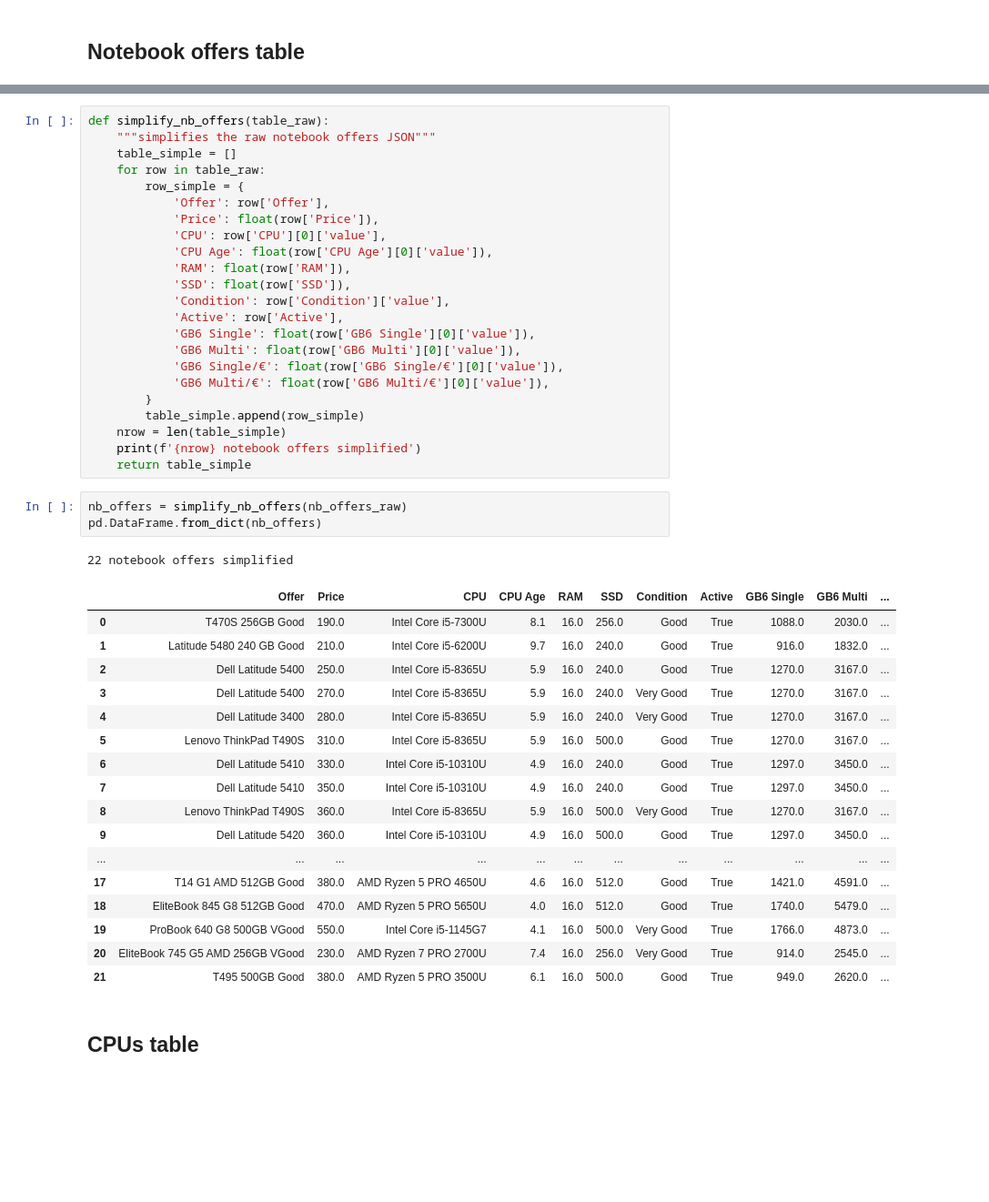
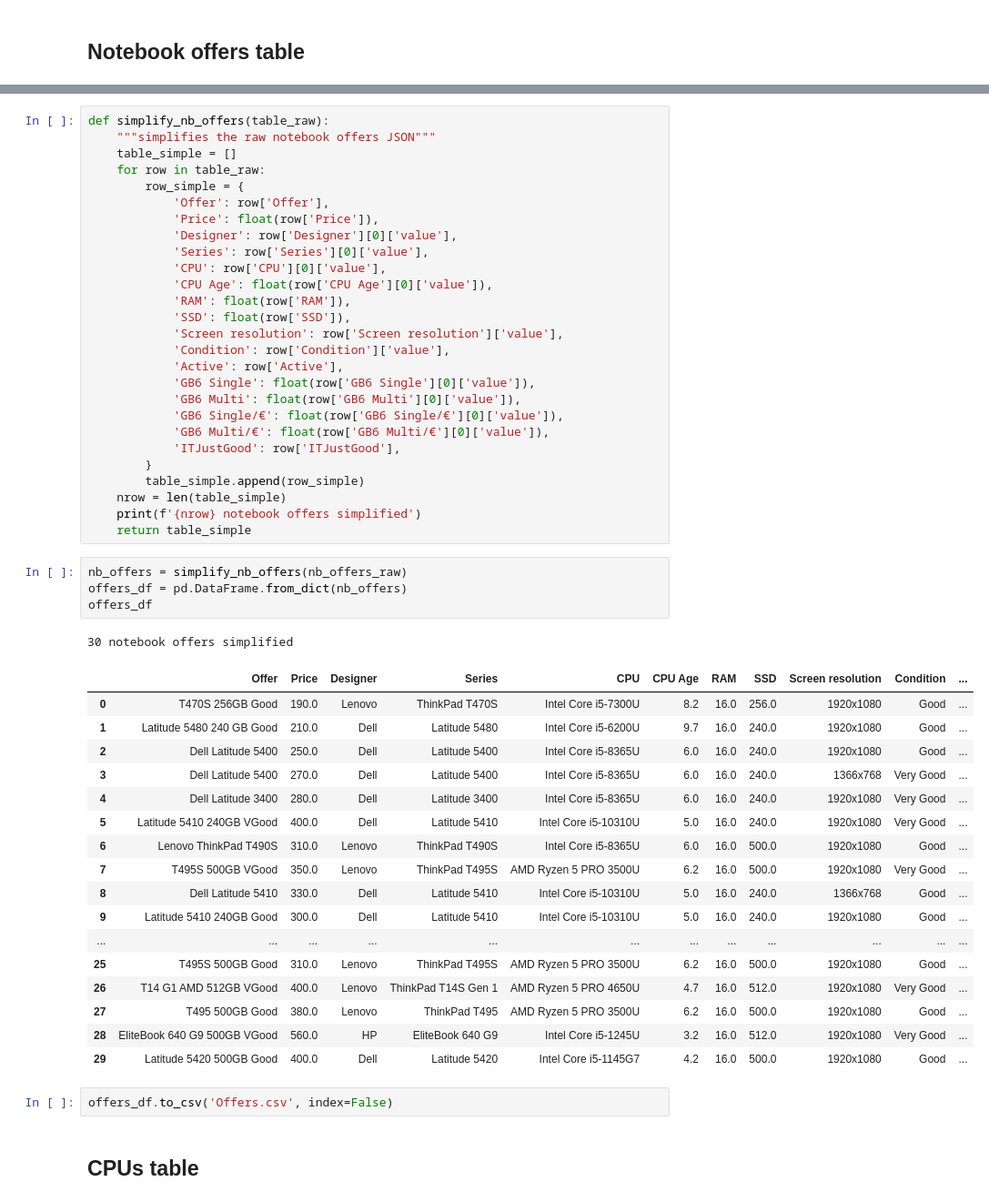
Before and after one commit to pierre-haessig/notebook-cpu-performance, a Jupyter notebook: Retrieve_baserow.ipynb, the cells around one changed output, grey strips where cells are left out. Shown at 91% size. Saved outputs shown, nothing was run; the diff lists cells and outputs as text; blank space fills up the shorter version.

```diff
--- a/Retrieve_baserow.ipynb
+++ b/Retrieve_baserow.ipynb
@@ -77,16 +77,20 @@ def simplify_nb_offers(table_raw):
         row_simple = {
             'Offer': row['Offer'],
             'Price': float(row['Price']),
+            'Designer': row['Designer'][0]['value'],
+            'Series': row['Series'][0]['value'],
             'CPU': row['CPU'][0]['value'],
             'CPU Age': float(row['CPU Age'][0]['value']),
             'RAM': float(row['RAM']),
             'SSD': float(row['SSD']),
+            'Screen resolution': row['Screen resolution']['value'],
             'Condition': row['Condition']['value'],
             'Active': row['Active'],
             'GB6 Single': float(row['GB6 Single'][0]['value']),
             'GB6 Multi': float(row['GB6 Multi'][0]['value']),
             'GB6 Single/€': float(row['GB6 Single/€'][0]['value']),
             'GB6 Multi/€': float(row['GB6 Multi/€'][0]['value']),
+            'ITJustGood': row['ITJustGood'],
         }
         table_simple.append(row_simple)
     nrow = len(table_simple)
@@ -94,26 +98,29 @@ def simplify_nb_offers(table_raw):
     return table_simple
 # %%
 nb_offers = simplify_nb_offers(nb_offers_raw)
-pd.DataFrame.from_dict(nb_offers)
+offers_df = pd.DataFrame.from_dict(nb_offers)
+offers_df
 # %% [output]
-22 notebook offers simplified
+30 notebook offers simplified
-|  | Offer | Price | CPU | CPU Age | RAM | SSD | Condition | Active | GB6 Single | GB6 Multi | ... |
-| 0 | T470S 256GB Good | 190.0 | Intel Core i5-7300U | 8.1 | 16.0 | 256.0 | Good | True | 1088.0 | 2030.0 | ... |
-| 1 | Latitude 5480 240 GB Good | 210.0 | Intel Core i5-6200U | 9.7 | 16.0 | 240.0 | Good | True | 916.0 | 1832.0 | ... |
-| 2 | Dell Latitude 5400 | 250.0 | Intel Core i5-8365U | 5.9 | 16.0 | 240.0 | Good | True | 1270.0 | 3167.0 | ... |
-| 3 | Dell Latitude 5400 | 270.0 | Intel Core i5-8365U | 5.9 | 16.0 | 240.0 | Very Good | True | 1270.0 | 3167.0 | ... |
-| 4 | Dell Latitude 3400 | 280.0 | Intel Core i5-8365U | 5.9 | 16.0 | 240.0 | Very Good | True | 1270.0 | 3167.0 | ... |
-| 5 | Lenovo ThinkPad T490S | 310.0 | Intel Core i5-8365U | 5.9 | 16.0 | 500.0 | Good | True | 1270.0 | 3167.0 | ... |
-| 6 | Dell Latitude 5410 | 330.0 | Intel Core i5-10310U | 4.9 | 16.0 | 240.0 | Good | True | 1297.0 | 3450.0 | ... |
-| 7 | Dell Latitude 5410 | 350.0 | Intel Core i5-10310U | 4.9 | 16.0 | 240.0 | Good | True | 1297.0 | 3450.0 | ... |
-| 8 | Lenovo ThinkPad T490S | 360.0 | Intel Core i5-8365U | 5.9 | 16.0 | 500.0 | Very Good | True | 1270.0 | 3167.0 | ... |
-| 9 | Dell Latitude 5420 | 360.0 | Intel Core i5-10310U | 4.9 | 16.0 | 500.0 | Good | True | 1297.0 | 3450.0 | ... |
+|  | Offer | Price | Designer | Series | CPU | CPU Age | RAM | SSD | Screen resolution | Condition | ... |
+| 0 | T470S 256GB Good | 190.0 | Lenovo | ThinkPad T470S | Intel Core i5-7300U | 8.2 | 16.0 | 256.0 | 1920x1080 | Good | ... |
+| 1 | Latitude 5480 240 GB Good | 210.0 | Dell | Latitude 5480 | Intel Core i5-6200U | 9.7 | 16.0 | 240.0 | 1920x1080 | Good | ... |
+| 2 | Dell Latitude 5400 | 250.0 | Dell | Latitude 5400 | Intel Core i5-8365U | 6.0 | 16.0 | 240.0 | 1920x1080 | Good | ... |
+| 3 | Dell Latitude 5400 | 270.0 | Dell | Latitude 5400 | Intel Core i5-8365U | 6.0 | 16.0 | 240.0 | 1366x768 | Very Good | ... |
+| 4 | Dell Latitude 3400 | 280.0 | Dell | Latitude 3400 | Intel Core i5-8365U | 6.0 | 16.0 | 240.0 | 1920x1080 | Very Good | ... |
+| 5 | Latitude 5410 240GB VGood | 400.0 | Dell | Latitude 5410 | Intel Core i5-10310U | 5.0 | 16.0 | 240.0 | 1920x1080 | Very Good | ... |
+| 6 | Lenovo ThinkPad T490S | 310.0 | Lenovo | ThinkPad T490S | Intel Core i5-8365U | 6.0 | 16.0 | 500.0 | 1920x1080 | Good | ... |
+| 7 | T495S 500GB VGood | 350.0 | Lenovo | ThinkPad T495S | AMD Ryzen 5 PRO 3500U | 6.2 | 16.0 | 500.0 | 1920x1080 | Very Good | ... |
+| 8 | Dell Latitude 5410 | 330.0 | Dell | Latitude 5410 | Intel Core i5-10310U | 5.0 | 16.0 | 240.0 | 1366x768 | Good | ... |
+| 9 | Latitude 5410 240GB Good | 300.0 | Dell | Latitude 5410 | Intel Core i5-10310U | 5.0 | 16.0 | 240.0 | 1920x1080 | Good | ... |
 | ... | ... | ... | ... | ... | ... | ... | ... | ... | ... | ... | ... |
-| 17 | T14 G1 AMD 512GB Good | 380.0 | AMD Ryzen 5 PRO 4650U | 4.6 | 16.0 | 512.0 | Good | True | 1421.0 | 4591.0 | ... |
-| 18 | EliteBook 845 G8 512GB Good | 470.0 | AMD Ryzen 5 PRO 5650U | 4.0 | 16.0 | 512.0 | Good | True | 1740.0 | 5479.0 | ... |
-| 19 | ProBook 640 G8 500GB VGood | 550.0 | Intel Core i5-1145G7 | 4.1 | 16.0 | 500.0 | Very Good | True | 1766.0 | 4873.0 | ... |
-| 20 | EliteBook 745 G5 AMD 256GB VGood | 230.0 | AMD Ryzen 7 PRO 2700U | 7.4 | 16.0 | 256.0 | Very Good | True | 914.0 | 2545.0 | ... |
-| 21 | T495 500GB Good | 380.0 | AMD Ryzen 5 PRO 3500U | 6.1 | 16.0 | 500.0 | Good | True | 949.0 | 2620.0 | ... |
+| 25 | T495S 500GB Good | 310.0 | Lenovo | ThinkPad T495S | AMD Ryzen 5 PRO 3500U | 6.2 | 16.0 | 500.0 | 1920x1080 | Good | ... |
+| 26 | T14 G1 AMD 512GB VGood | 400.0 | Lenovo | ThinkPad T14S Gen 1 | AMD Ryzen 5 PRO 4650U | 4.7 | 16.0 | 512.0 | 1920x1080 | Very Good | ... |
+| 27 | T495 500GB Good | 380.0 | Lenovo | ThinkPad T495 | AMD Ryzen 5 PRO 3500U | 6.2 | 16.0 | 500.0 | 1920x1080 | Good | ... |
+| 28 | EliteBook 640 G9 500GB VGood | 560.0 | HP | EliteBook 640 G9 | Intel Core i5-1245U | 3.2 | 16.0 | 512.0 | 1920x1080 | Very Good | ... |
+| 29 | Latitude 5420 500GB Good | 400.0 | Dell | Latitude 5420 | Intel Core i5-1145G7 | 4.2 | 16.0 | 500.0 | 1920x1080 | Good | ... |
+# %%
+offers_df.to_csv('Offers.csv', index=False)
 # %% [markdown]
 ## CPUs table
 # %%
```
Also changed, not shown: parts of 1 cell of this notebook, 2 other files.
